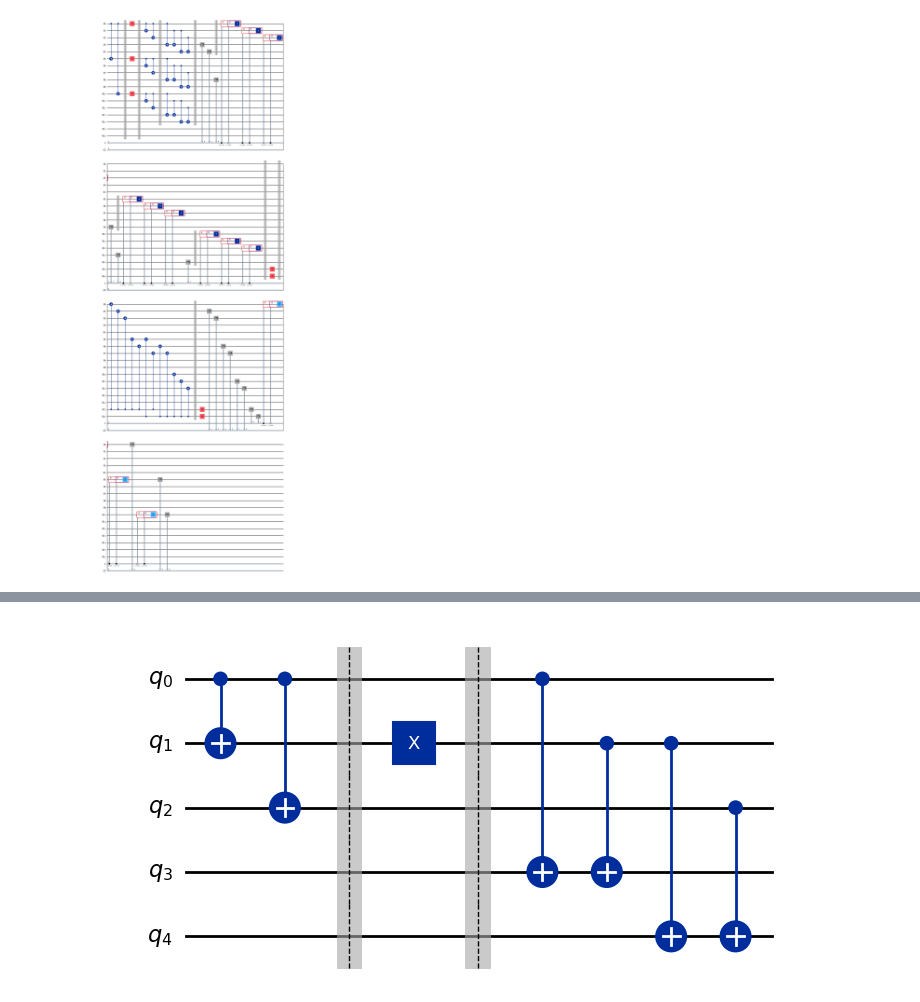
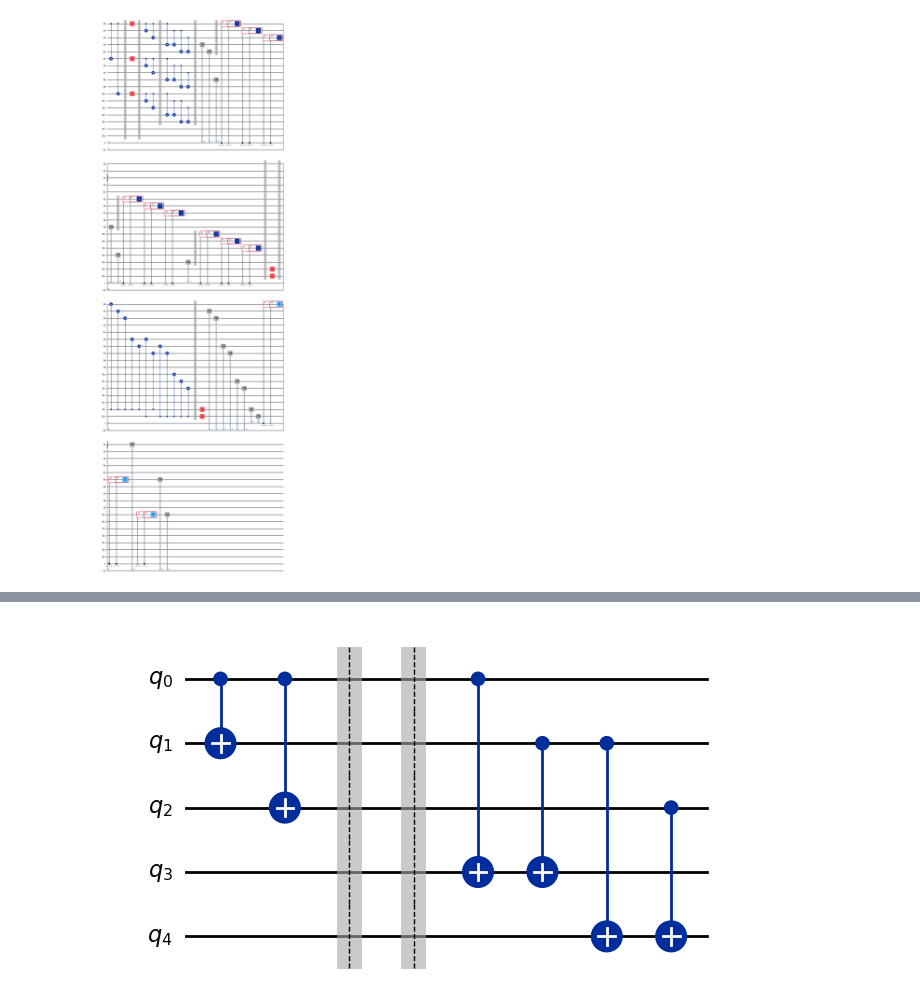
Before and after one commit to Huaiyuan-Jing/Quantum_Algorithm, a Jupyter notebook: shorCode.ipynb, the cells around one changed output, grey strips where cells are left out. Saved outputs shown, nothing was run; the diff lists cells and outputs as text; code cells hidden in the pictures.

```diff
--- a/shorCode.ipynb
+++ b/shorCode.ipynb
@@ -96,15 +135,14 @@ plot_histogram(counts)
 # %%
 qc = QuantumCircuit(5)
 qc.cx(0, 1)
 qc.cx(0, 2)
 qc.barrier()
-qc.x(1)
 qc.barrier()
 qc.cx(0, 3)
 qc.cx(1, 3)
 qc.cx(1, 4)
 qc.cx(2, 4)
 
 qc.draw("mpl")
 # %% [output]
-[figure, old version]
+[figure, new version]
```
Also changed, not shown: parts of 2 cells of this notebook.
